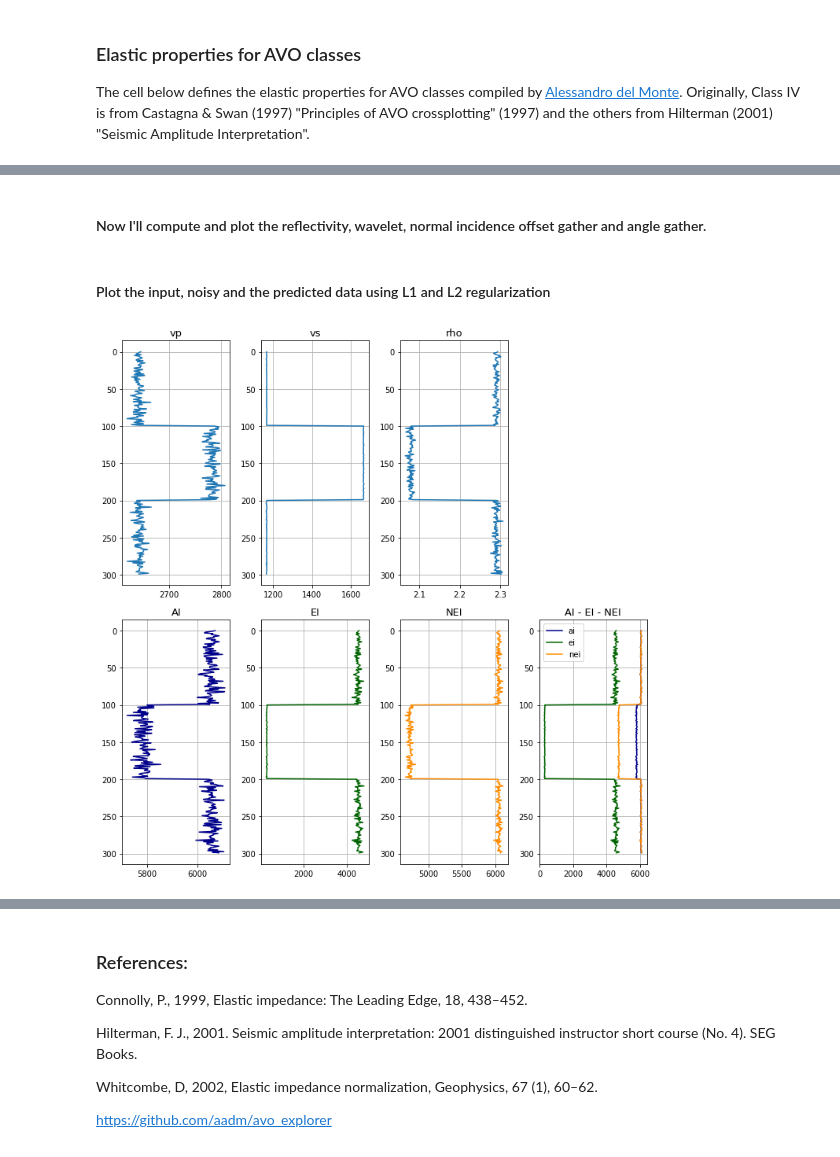
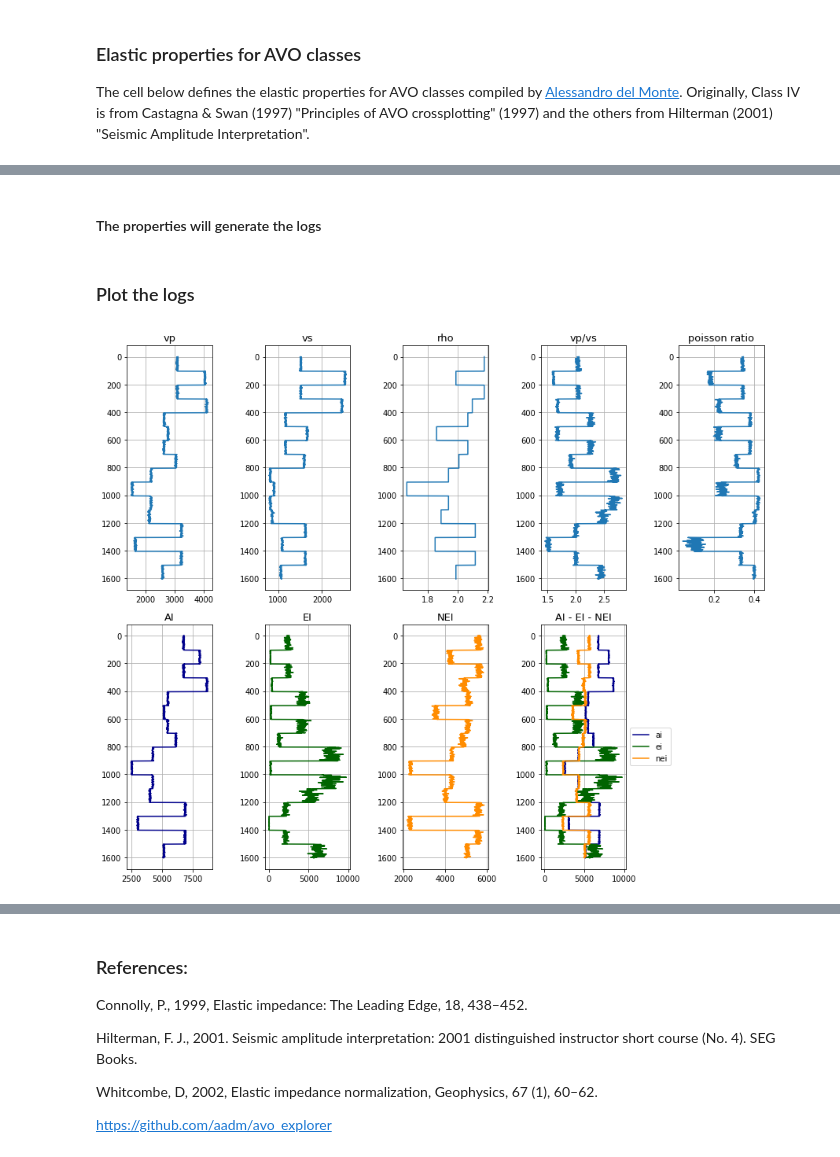
Before and after one commit to ffigura/avo, a Jupyter notebook: 1_synthetic/4_avo_synthetic.ipynb, the cells around one changed output, grey strips where cells are left out. Cells and saved outputs as stored; diff of their text form; code cells hidden in the pictures.

```diff
--- a/1_synthetic/4_avo_synthetic.ipynb
+++ b/1_synthetic/4_avo_synthetic.ipynb
@@ -11,6 +11,7 @@ The cell below defines the elastic properties for AVO classes compiled by [Aless
 # %%
 shale = np.array([[3094,1515,2.40], [2643,1167,2.29], [2192,818,2.16], [3240,1620,2.34]])
 sandgas = np.array([[4050,2526,2.21], [2781,1665,2.08], [1542,901,1.88], [1650,1090,2.07]])
+sandbrine = np.array([[4115,2453,2.32], [3048,1595,2.23], [2134,860,2.11], [2590,1060,2.21]])
 avocl=['Class I','Class II','Class III','Class IV']
 
 angle = 30
@@ -19,3 +18,3 @@ angle = 30
-# %% [markdown]
-#### Now I'll compute and plot the reflectivity, wavelet, normal incidence offset gather and angle gather.
+# %% [markdown]
+#### The properties will generate the logs
 # %%
@@ -37,53 +50,65 @@ nei=ip.nei(vp,vs,rho,shale[1,0],shale[1,1],shale[1,2],angle) # normalized elasti
-# %% [markdown]
-#### Plot the input, noisy and the predicted data using L1 and L2 regularization
+# %% [markdown]
+### Plot the logs
 # %%
-fig=plt.figure(figsize=(10,10))
+fig=plt.figure(figsize=(12,10))
 
-ax=plt.subplot(2,4,1)
+ax=plt.subplot(2,5,1)
 plt.title('vp',fontsize=13)
 plt.plot(vp,np.arange(vp.shape[0]))
 ax.invert_yaxis()
 plt.grid(True)
 
-ax=plt.subplot(2,4,2)
+ax=plt.subplot(2,5,2)
 plt.title('vs',fontsize=13)
 plt.plot(vs,np.arange(vs.shape[0]))
 ax.invert_yaxis()
 plt.grid(True)
 
-ax=plt.subplot(2,4,3)
+ax=plt.subplot(2,5,3)
 plt.title('rho',fontsize=13)
 plt.plot(rho,np.arange(rho.shape[0]))
 ax.invert_yaxis()
 plt.grid(True)
 
-ax=plt.subplot(2,4,5)
+ax=plt.subplot(2,5,4)
+plt.title('vp/vs',fontsize=13)
+plt.plot(vpvs,np.arange(vpvs.shape[0]))
+ax.invert_yaxis()
+plt.grid(True)
+
+ax=plt.subplot(2,5,5)
+plt.title('poisson ratio',fontsize=13)
+plt.plot(pr,np.arange(pr.shape[0]))
+ax.invert_yaxis()
+plt.grid(True)
+
+ax=plt.subplot(2,5,6)
 plt.title('AI',fontsize=13)
 plt.plot(ai,np.arange(ai.shape[0]),color='darkblue')
 ax.invert_yaxis()
 plt.grid(True)
 
-ax=plt.subplot(2,4,6)
+ax=plt.subplot(2,5,7)
 plt.title('EI',fontsize=13)
 plt.plot(ei,np.arange(ei.shape[0]),color='darkgreen')
 ax.invert_yaxis()
 plt.grid(True)
 
-ax=plt.subplot(2,4,7)
+ax=plt.subplot(2,5,8)
 plt.title('NEI',fontsize=13)
 plt.plot(nei,np.arange(nei.shape[0]),color='darkorange')
 ax.invert_yaxis()
 plt.grid(True)
 
-ax=plt.subplot(2,4,8)
+ax=plt.subplot(2,5,9)
 plt.title('AI - EI - NEI',fontsize=13)
 plt.plot(ai,np.arange(ai.shape[0]),label='ai',color='darkblue')
 plt.plot(ei,np.arange(ei.shape[0]),label='ei',color='darkgreen')
 plt.plot(nei,np.arange(nei.shape[0]),label='nei',color='darkorange')
-plt.legend()
+plt.legend(loc='center left', bbox_to_anchor=(1, 0.5))
 ax.invert_yaxis()
 plt.grid(True)
 
 plt.tight_layout()
 # %% [output]
-[figure, old version]
+[figure, new version]
```
Also changed, not shown: parts of 5 cells of this notebook, 1 other file.
